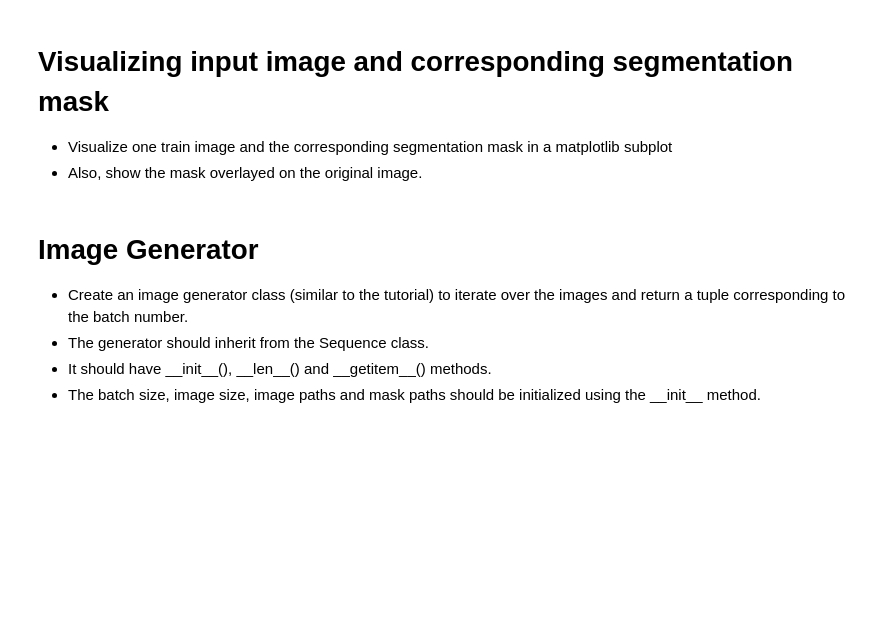
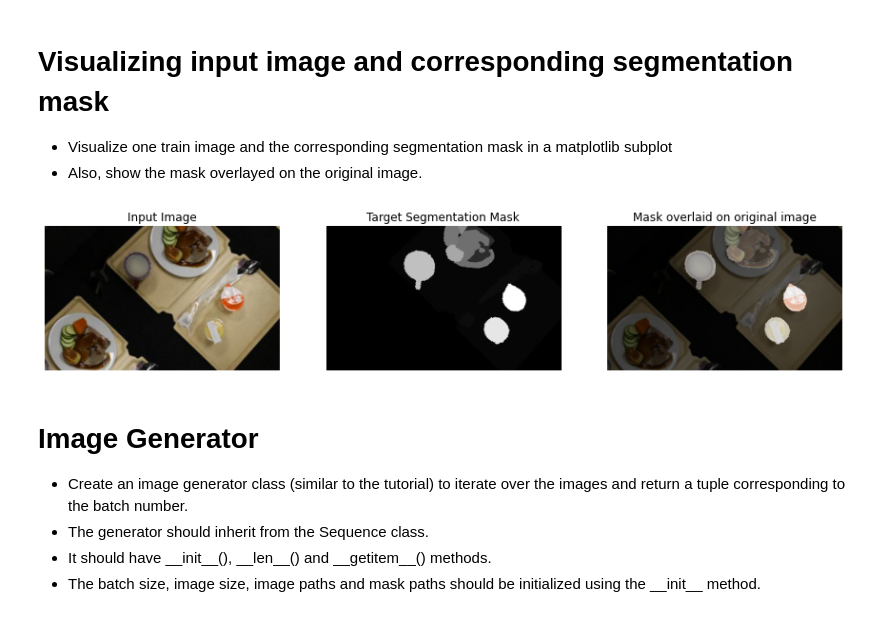
Before and after one commit to mario-rot/ComputerVisionCourse-MAI, a Jupyter notebook: Session 11/P11_Mario_Lauren.ipynb, the cells around one changed output. Saved outputs shown, nothing was run; the diff lists cells and outputs as text; code cells hidden in the pictures; blank space fills up the shorter version.

```diff
--- a/Session 11/P11_Mario_Lauren.ipynb
+++ b/Session 11/P11_Mario_Lauren.ipynb
@@ -119,3 +126,27 @@ Number of test masks: 8
+# %%
+# solution
+
+f, axes = plt.subplots(1, 3, figsize=(15, 15))
+
+axes[0].imshow(load_img(train_img_paths[9]))
+axes[0].set_title('Input Image')
+axes[0].axis('off')
+
+# Display auto-contrast version of corresponding target (per-pixel categories)
+axes[1].imshow(autocontrast(load_img(train_mask_paths[9])))
+axes[1].set_title('Target Segmentation Mask')
+axes[1].axis('off')
+
+# Overlaid images
+axes[2].imshow(load_img(train_img_paths[9]))
+axes[2].imshow(autocontrast(load_img(train_mask_paths[9])), alpha=0.6)
+axes[2].set_title('Mask overlaid on original image')
+axes[2].axis('off')
+
+
+plt.show()
+# %% [output]
+[figure, added]
 # %% [markdown]
 # Image Generator
 
```
Also changed, not shown: parts of 21 cells of this notebook.
